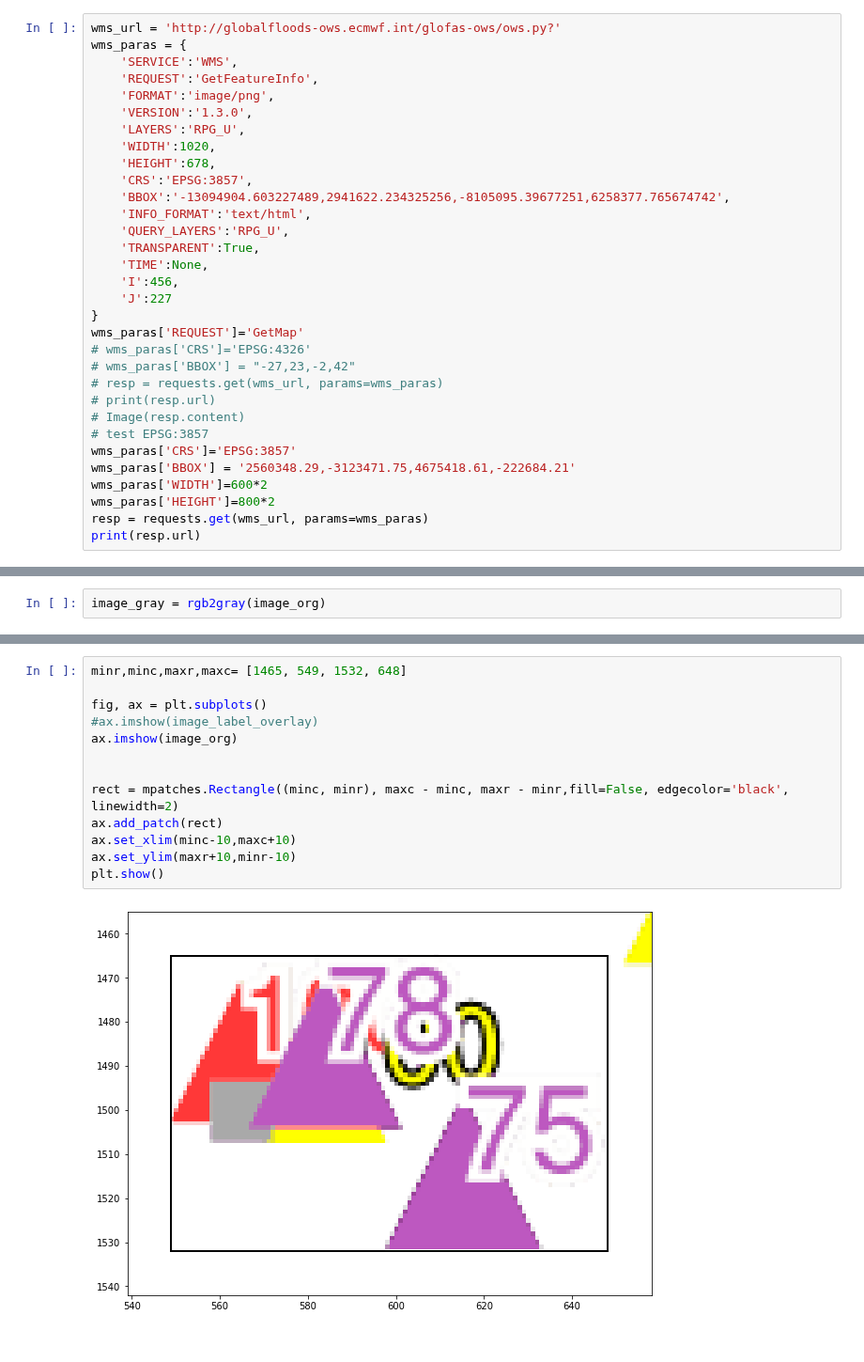
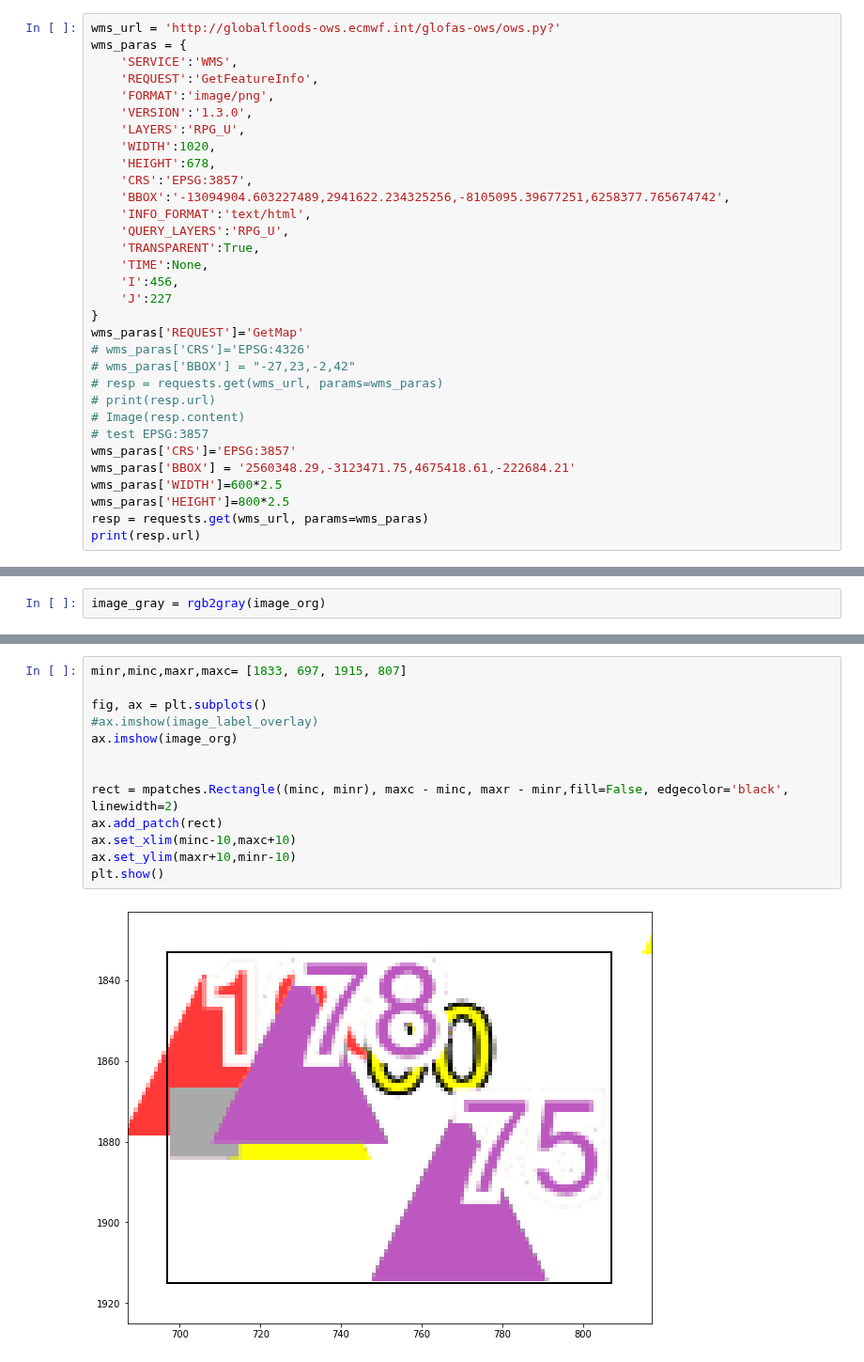
Before and after one commit to Global-Flood-Assessment/ModelOfModels, a Jupyter notebook: data/image_processing.ipynb, the cells around one changed output, grey strips where cells are left out. Shown at 94% size. Drawn from its saved outputs; the diff is of its cells as text.

Commit message:
larger image

```diff
--- a/data/image_processing.ipynb
+++ b/data/image_processing.ipynb
@@ -41,8 +41,8 @@ wms_paras['REQUEST']='GetMap'
 # test EPSG:3857
 wms_paras['CRS']='EPSG:3857'
 wms_paras['BBOX'] = '2560348.29,-3123471.75,4675418.61,-222684.21'
-wms_paras['WIDTH']=600*2
-wms_paras['HEIGHT']=800*2
+wms_paras['WIDTH']=600*2.5
+wms_paras['HEIGHT']=800*2.5
 resp = requests.get(wms_url, params=wms_paras)
 print(resp.url)
 # %% [output]
@@ -121,15 +121,15 @@ plt.show()
 # %%
-minr,minc,maxr,maxc= [1465, 549, 1532, 648]
+minr,minc,maxr,maxc= [1833, 697, 1915, 807]
 
 fig, ax = plt.subplots()
 #ax.imshow(image_label_overlay)
 ax.imshow(image_org)
 
 
 rect = mpatches.Rectangle((minc, minr), maxc - minc, maxr - minr,fill=False, edgecolor='black', linewidth=2)
 ax.add_patch(rect)
 ax.set_xlim(minc-10,maxc+10)
 ax.set_ylim(maxr+10,minr-10)
 plt.show()
 # %% [output]
-[figure, old version]
+[figure, new version]
```
Also changed, not shown: parts of 4 cells of this notebook.
